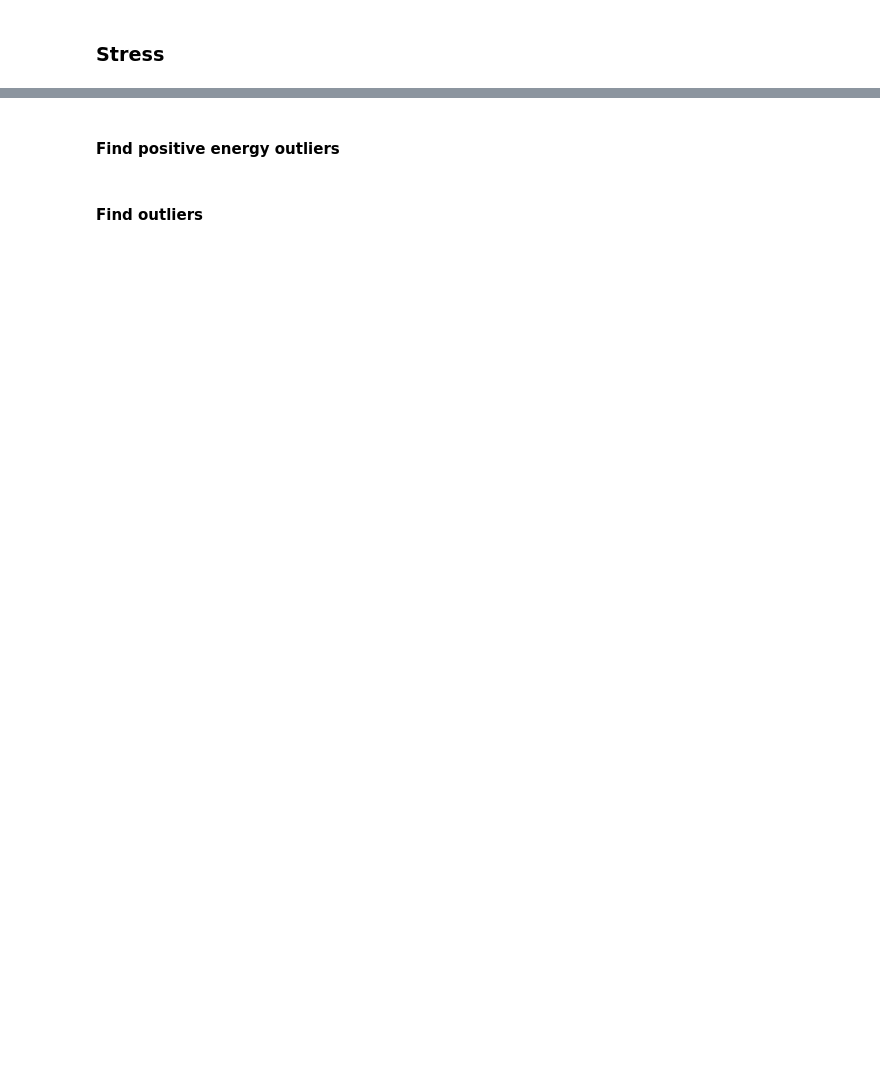
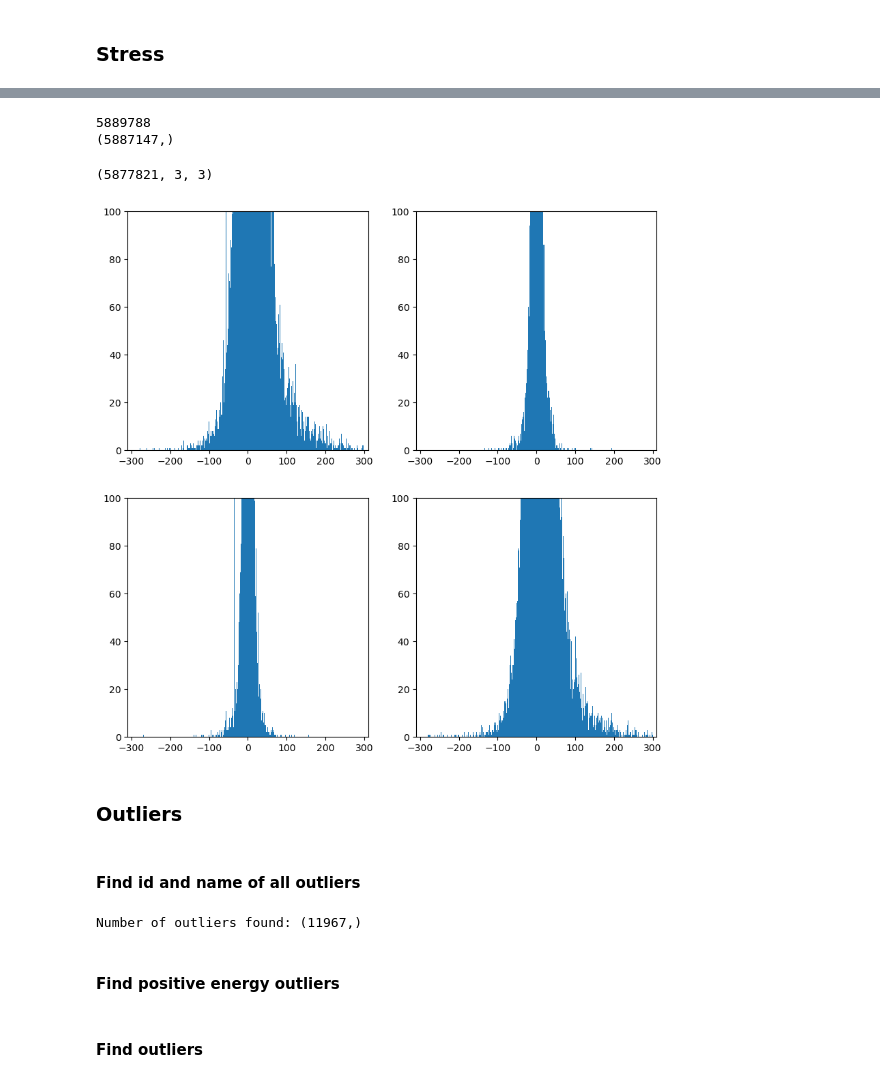
Before and after one commit to fabianjaeger1/Universal_Force_Fields, a Jupyter notebook: stat_data.ipynb, the cells around one changed output, grey strips where cells are left out. Cells and saved outputs as stored; diff of their text form; code cells hidden in the pictures; blank space fills up the shorter version.

```diff
--- a/stat_data.ipynb
+++ b/stat_data.ipynb
@@ -669,0 +681,29 @@ stress_cut_hist(stress_arr_cut, component = [0,0], cutoff = 10000, nr_bin = 100,
+# %%
+stress_ravelled_arr = stress_ravelled(stress_arr)
+# %%
+stress_ravelled_arr_cut, id_stress_outliers = remove_outliers_forces(stress_ravelled_arr, cut_top = 300, cut_bot = -300)
+# %% [output]
+5889788
+(5887147,)
+# %%
+id_outl_rm = np.intersect1d(id_stress_outliers, id_outl_rm)
+# %%
+stress_arr_cut_complete = stress_arr[id_outl_rm]
+print(np.shape(stress_arr_cut_complete))
+# %% [output]
+(5877821, 3, 3)
+# %%
+# HISTOGRAM WITH OUTLIER REMOVED STRESSES
+stress_cut_hist_comb(stress_arr_cut_complete, cutoff = 310, nr_bin=1000, ylim = 1e2)
+# %% [output]
+[figure, added]
+# %% [markdown]
+### Outliers
+# %% [markdown]
+#### Find id and name of all outliers
+# %%
+outlier_ids = np.setdiff1d(np.arange(start = 0, stop = np.shape(energy_arr)[0]), id_outl_rm)
+print("Number of outliers found: {}".format(np.shape(outlier_ids)))
+outlier_names = set([id_run["{}".format(x)] for x in tqdm(outlier_ids)])
+# %% [output]
+Number of outliers found: (11967,)
```
Also changed, not shown: parts of 23 cells of this notebook.
